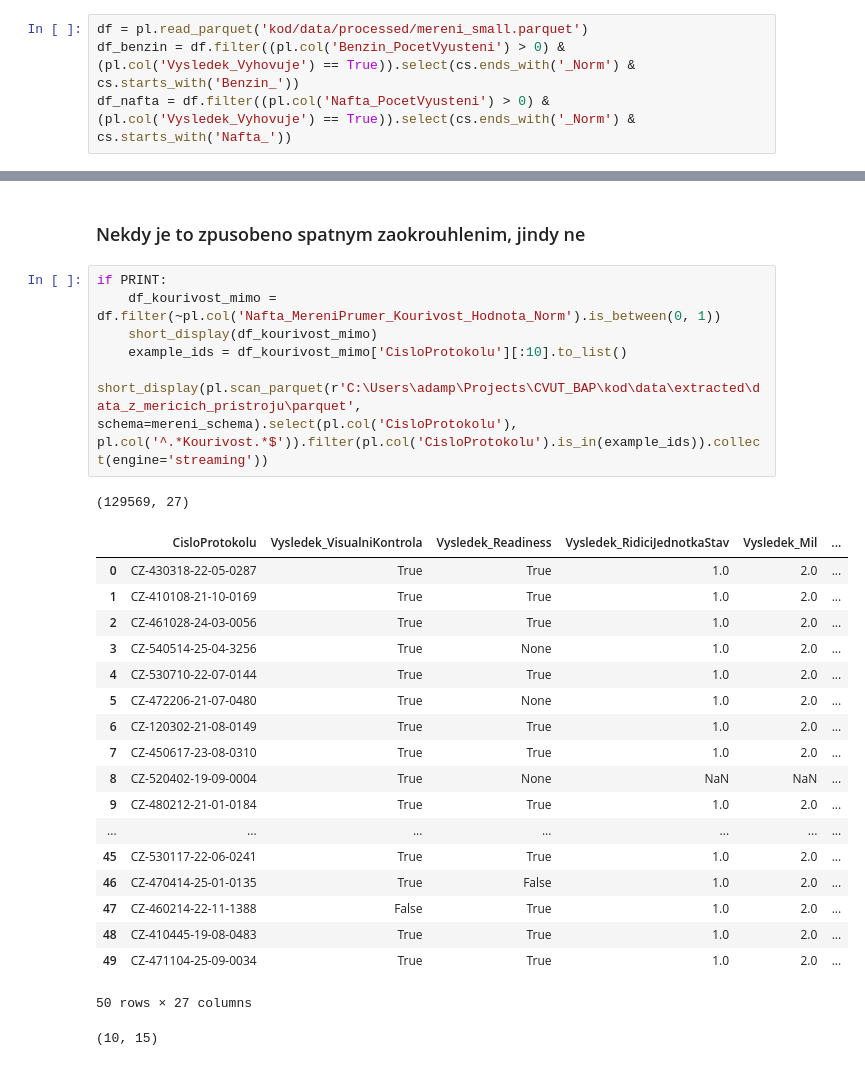
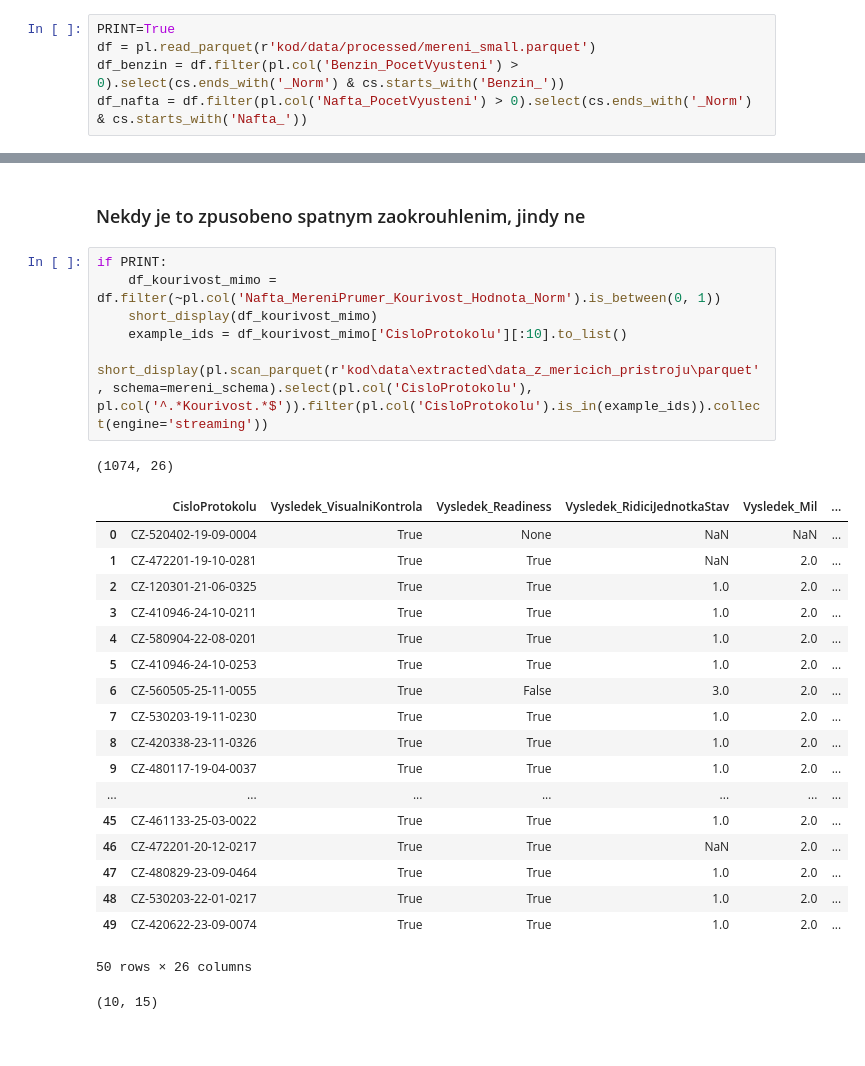
Before and after one commit to opendatalabcz/emissions-data-analysis-cz, a Jupyter notebook: kod/explorace/mereni_exploration.ipynb, the cells around one changed output, grey strips where cells are left out. Cells and saved outputs as stored; diff of their text form.

```diff
--- a/kod/explorace/mereni_exploration.ipynb
+++ b/kod/explorace/mereni_exploration.ipynb
@@ -419,9 +432,10 @@ df.write_parquet(r"kod\data\processed\mereni_small.parquet")
 # %% [markdown]
 # Analyza zpracovaneho datasetu
 # %%
-df = pl.read_parquet('kod/data/processed/mereni_small.parquet')
-df_benzin = df.filter((pl.col('Benzin_PocetVyusteni') > 0) & (pl.col('Vysledek_Vyhovuje') == True)).select(cs.ends_with('_Norm') & cs.starts_with('Benzin_'))
-df_nafta = df.filter((pl.col('Nafta_PocetVyusteni') > 0) & (pl.col('Vysledek_Vyhovuje') == True)).select(cs.ends_with('_Norm') & cs.starts_with('Nafta_'))
+PRINT=True
+df = pl.read_parquet(r'kod/data/processed/mereni_small.parquet')
+df_benzin = df.filter(pl.col('Benzin_PocetVyusteni') > 0).select(cs.ends_with('_Norm') & cs.starts_with('Benzin_'))
+df_nafta = df.filter(pl.col('Nafta_PocetVyusteni') > 0).select(cs.ends_with('_Norm') & cs.starts_with('Nafta_'))
 # %% [markdown]
 ## Rozdeleni a prazdne hodnoty
 # %%
@@ -478,28 +492,28 @@ Relativni cetnost pozorovani Nafta_MereniPrumer_OtackyPrebehove_Hodnota_Norm mim
 # %%
 if PRINT:
     df_kourivost_mimo = df.filter(~pl.col('Nafta_MereniPrumer_Kourivost_Hodnota_Norm').is_between(0, 1))
     short_display(df_kourivost_mimo)
     example_ids = df_kourivost_mimo['CisloProtokolu'][:10].to_list()
-    short_display(pl.scan_parquet(r'C:\Users\adamp\Projects\CVUT_BAP\kod\data\extracted\data_z_mericich_pristroju\parquet', schema=mereni_schema).select(pl.col('CisloProtokolu'), pl.col('^.*Kourivost.*$')).filter(pl.col('CisloProtokolu').is_in(example_ids)).collect(engine='streaming'))
+    short_display(pl.scan_parquet(r'kod\data\extracted\data_z_mericich_pristroju\parquet', schema=mereni_schema).select(pl.col('CisloProtokolu'), pl.col('^.*Kourivost.*$')).filter(pl.col('CisloProtokolu').is_in(example_ids)).collect(engine='streaming'))
 # %% [output]
-(129569, 27)
+(1074, 26)
 |  | CisloProtokolu | Vysledek_VisualniKontrola | Vysledek_Readiness | Vysledek_RidiciJednotkaStav | Vysledek_Mil | ... |
-| 0 | CZ-430318-22-05-0287 | True | True | 1.0 | 2.0 | ... |
-| 1 | CZ-410108-21-10-0169 | True | True | 1.0 | 2.0 | ... |
-| 2 | CZ-461028-24-03-0056 | True | True | 1.0 | 2.0 | ... |
-| 3 | CZ-540514-25-04-3256 | True | None | 1.0 | 2.0 | ... |
-| 4 | CZ-530710-22-07-0144 | True | True | 1.0 | 2.0 | ... |
-| 5 | CZ-472206-21-07-0480 | True | None | 1.0 | 2.0 | ... |
-| 6 | CZ-120302-21-08-0149 | True | True | 1.0 | 2.0 | ... |
-| 7 | CZ-450617-23-08-0310 | True | True | 1.0 | 2.0 | ... |
-| 8 | CZ-520402-19-09-0004 | True | None | NaN | NaN | ... |
-| 9 | CZ-480212-21-01-0184 | True | True | 1.0 | 2.0 | ... |
+| 0 | CZ-520402-19-09-0004 | True | None | NaN | NaN | ... |
+| 1 | CZ-472201-19-10-0281 | True | True | NaN | 2.0 | ... |
+| 2 | CZ-120301-21-06-0325 | True | True | 1.0 | 2.0 | ... |
+| 3 | CZ-410946-24-10-0211 | True | True | 1.0 | 2.0 | ... |
+| 4 | CZ-580904-22-08-0201 | True | True | 1.0 | 2.0 | ... |
+| 5 | CZ-410946-24-10-0253 | True | True | 1.0 | 2.0 | ... |
+| 6 | CZ-560505-25-11-0055 | True | False | 3.0 | 2.0 | ... |
+| 7 | CZ-530203-19-11-0230 | True | True | 1.0 | 2.0 | ... |
+| 8 | CZ-420338-23-11-0326 | True | True | 1.0 | 2.0 | ... |
+| 9 | CZ-480117-19-04-0037 | True | True | 1.0 | 2.0 | ... |
 | ... | ... | ... | ... | ... | ... | ... |
-| 45 | CZ-530117-22-06-0241 | True | True | 1.0 | 2.0 | ... |
-| 46 | CZ-470414-25-01-0135 | True | False | 1.0 | 2.0 | ... |
-| 47 | CZ-460214-22-11-1388 | False | True | 1.0 | 2.0 | ... |
-| 48 | CZ-410445-19-08-0483 | True | True | 1.0 | 2.0 | ... |
-| 49 | CZ-471104-25-09-0034 | True | True | 1.0 | 2.0 | ... |
+| 45 | CZ-461133-25-03-0022 | True | True | 1.0 | 2.0 | ... |
+| 46 | CZ-472201-20-12-0217 | True | True | NaN | 2.0 | ... |
+| 47 | CZ-480829-23-09-0464 | True | True | 1.0 | 2.0 | ... |
+| 48 | CZ-530203-22-01-0217 | True | True | 1.0 | 2.0 | ... |
+| 49 | CZ-420622-23-09-0074 | True | True | 1.0 | 2.0 | ... |
-50 rows × 27 columns
+50 rows × 26 columns
 (10, 15)
 |  | CisloProtokolu | Nafta_MereniVznetLimit_Kourivost_... | Nafta_MereniVznetLimit_Kourivost_... | Nafta_MereniVznetLimit_KourivostR... | ... |
```
Also changed, not shown: parts of 22 cells of this notebook, 4 other files.
